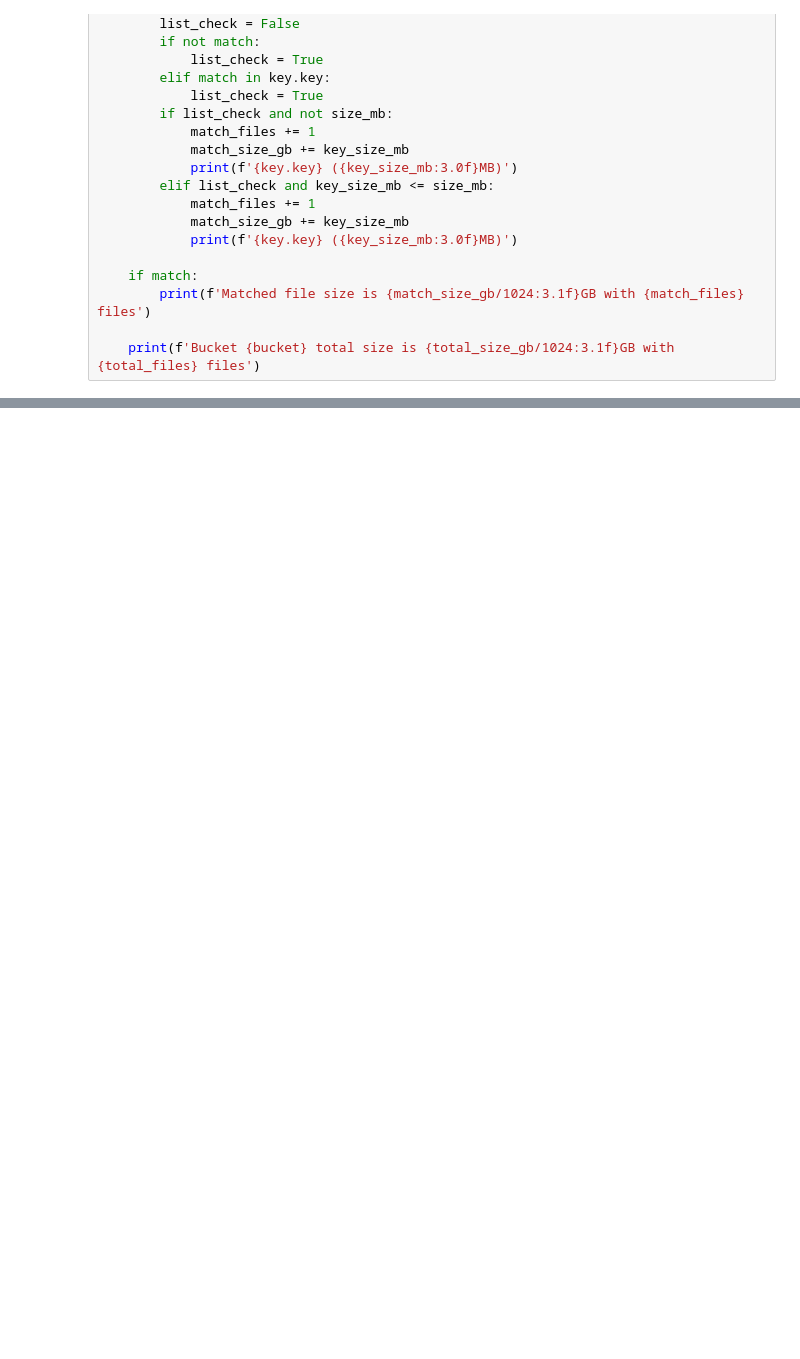
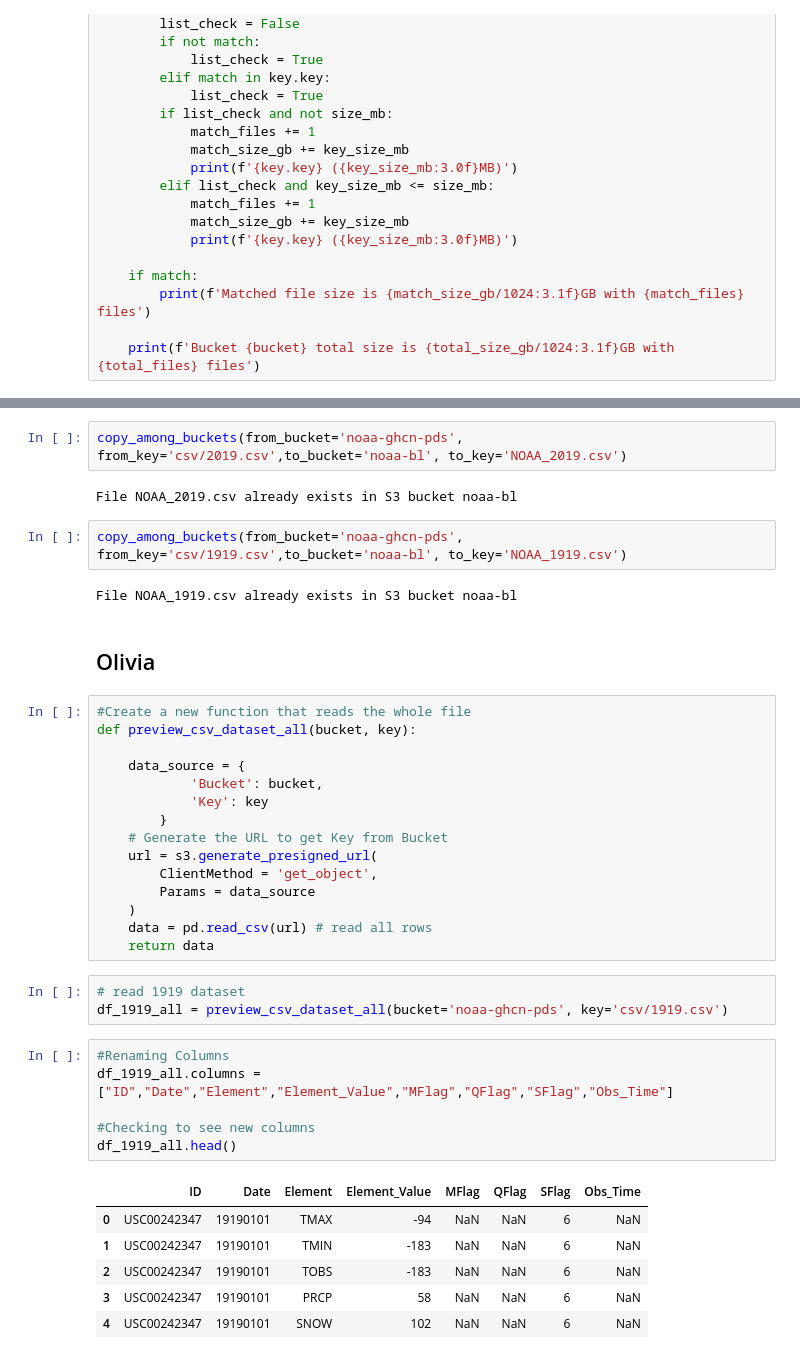
Before and after one commit to miaowu128/QTM350FinalProject, a Jupyter notebook: BettyLi/Betty-note.ipynb, the cells around one changed output, grey strips where cells are left out. Saved outputs shown, nothing was run; the diff lists cells and outputs as text; blank space fills up the shorter version.

```diff
--- a/BettyLi/Betty-note.ipynb
+++ b/BettyLi/Betty-note.ipynb
@@ -95,0 +130,41 @@ NameError: name 'preview_csv_dataset' is not defined
+# %%
+copy_among_buckets(from_bucket='noaa-ghcn-pds', from_key='csv/2019.csv',to_bucket='noaa-bl', to_key='NOAA_2019.csv')
+# %% [output]
+File NOAA_2019.csv already exists in S3 bucket noaa-bl
+# %%
+copy_among_buckets(from_bucket='noaa-ghcn-pds', from_key='csv/1919.csv',to_bucket='noaa-bl', to_key='NOAA_1919.csv')
+# %% [output]
+File NOAA_1919.csv already exists in S3 bucket noaa-bl
+# %% [markdown]
+## Olivia
+# %%
+#Create a new function that reads the whole file
+def preview_csv_dataset_all(bucket, key):
+
+    data_source = {
+            'Bucket': bucket,
+            'Key': key
+        }
+    # Generate the URL to get Key from Bucket
+    url = s3.generate_presigned_url(
+        ClientMethod = 'get_object',
+        Params = data_source
+    )
+    data = pd.read_csv(url) # read all rows
+    return data
+# %%
+# read 1919 dataset
+df_1919_all = preview_csv_dataset_all(bucket='noaa-ghcn-pds', key='csv/1919.csv')
+# %%
+#Renaming Columns
+df_1919_all.columns = ["ID","Date","Element","Element_Value","MFlag","QFlag","SFlag","Obs_Time"]
+
+#Checking to see new columns
+df_1919_all.head()
+# %% [output]
+|  | ID | Date | Element | Element_Value | MFlag | QFlag | SFlag | Obs_Time |
+| 0 | USC00242347 | 19190101 | TMAX | -94 | NaN | NaN | 6 | NaN |
+| 1 | USC00242347 | 19190101 | TMIN | -183 | NaN | NaN | 6 | NaN |
+| 2 | USC00242347 | 19190101 | TOBS | -183 | NaN | NaN | 6 | NaN |
+| 3 | USC00242347 | 19190101 | PRCP | 58 | NaN | NaN | 6 | NaN |
+| 4 | USC00242347 | 19190101 | SNOW | 102 | NaN | NaN | 6 | NaN |
```
Also changed, not shown: parts of 21 cells of this notebook.
